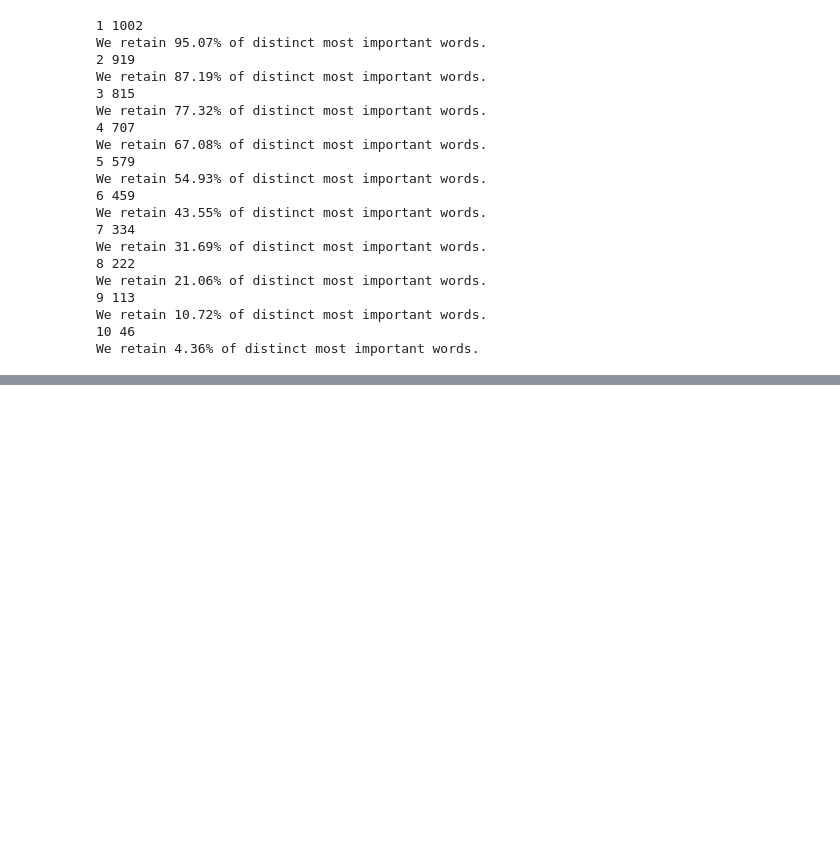
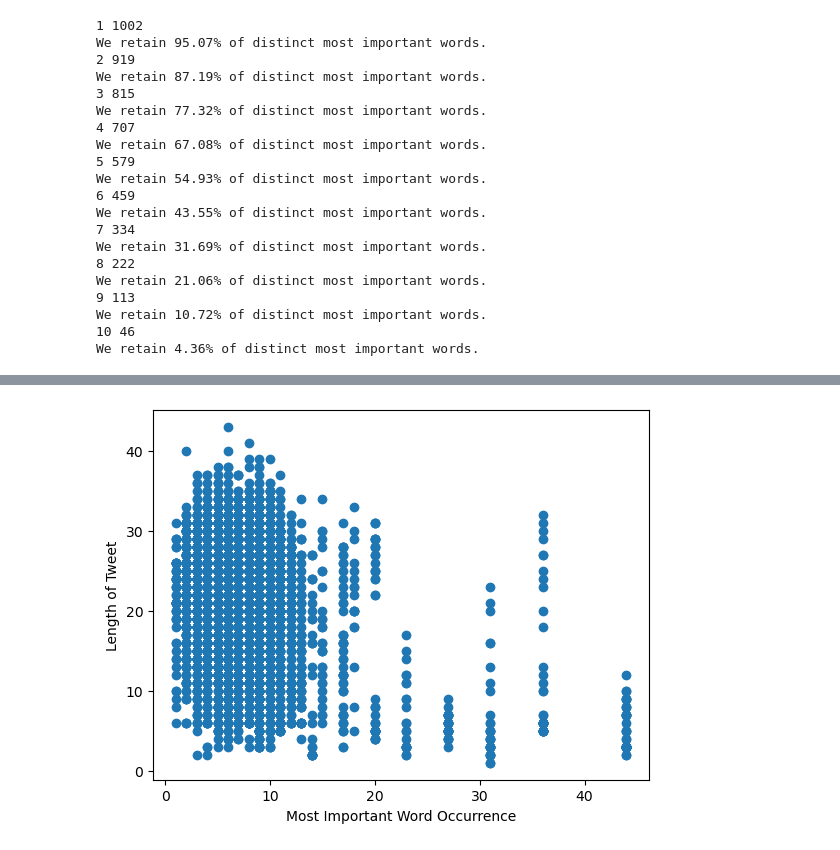
Before and after one commit to alex1031/tweet_analysis, a Jupyter notebook: most_important_word_analysis.ipynb, the cells around one changed output, grey strips where cells are left out. Saved outputs shown, nothing was run; the diff lists cells and outputs as text; code cells hidden in the pictures; blank space fills up the shorter version.

Commit message:
added visualisation v2 and extra preprocessing + data

```diff
--- a/most_important_word_analysis.ipynb
+++ b/most_important_word_analysis.ipynb
@@ -49,0 +53,20 @@ We retain 4.36% of distinct most important words.
+# %%
+df["lang"].replace("und", "en", inplace=True)
+df["lang"].replace("da", "en", inplace=True)
+df["lang"].replace("et", "en", inplace=True)
+df["lang"].replace("fi", "en", inplace=True)
+df["lang"].replace("fr", "en", inplace=True)
+df["lang"].replace("tl", "en", inplace=True)
+# %%
+occurrence_map = {}
+
+for i in range(len(df)):
+    miw = df.iloc[i].most_important_word
+    lang = df.iloc[i].lang
+
+    if (miw, lang) not in occurrence_map:
+        occurrence_map[(miw, lang)] = 1
+    else:
+        occurrence_map[(miw, lang)] += 1
+
+occurrence_map
@@ -49,0 +93,19 @@ We retain 4.36% of distinct most important words.
+# %%
+tknzr = TweetTokenizer()
+tweets = df['text']
+tweet_length = []
+
+for text in tweets:
+    temp = tknzr.tokenize(text)
+    tweet_length.append(len(temp))
+
+df["tweet_length"] = tweet_length
+# %%
+df["miw_occurrence"] = df.set_index(['most_important_word', 'lang']).index.map(occurrence_map)
+# %%
+plt.scatter(df["miw_occurrence"], df["tweet_length"])
+plt.xlabel("Most Important Word Occurrence")
+plt.ylabel("Length of Tweet")
+plt.show()
+# %% [output]
+[figure, added]
```
Also changed, not shown: parts of 5 cells of this notebook, 6 other files.
